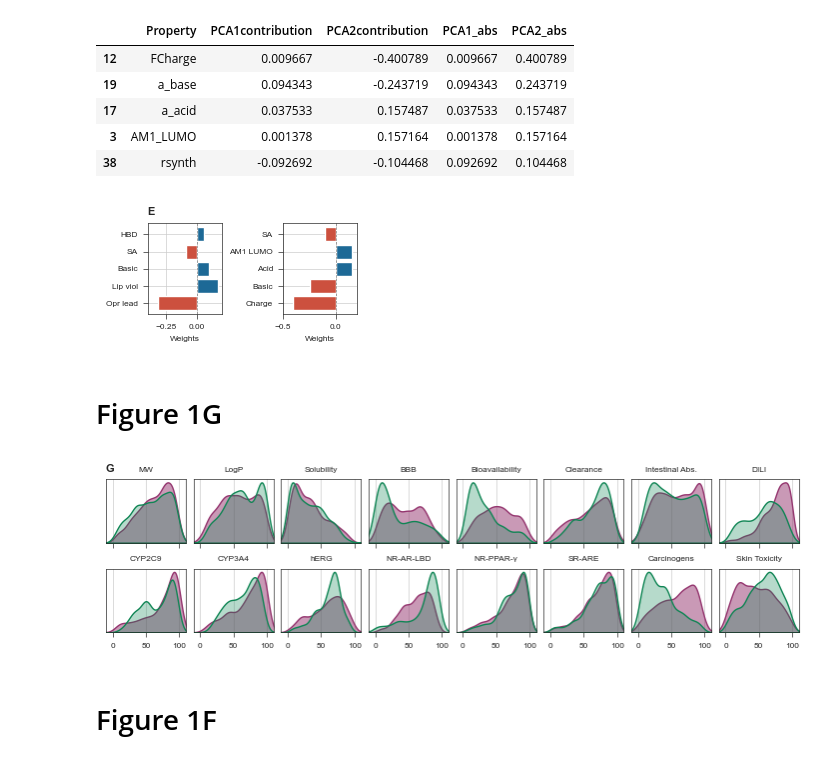
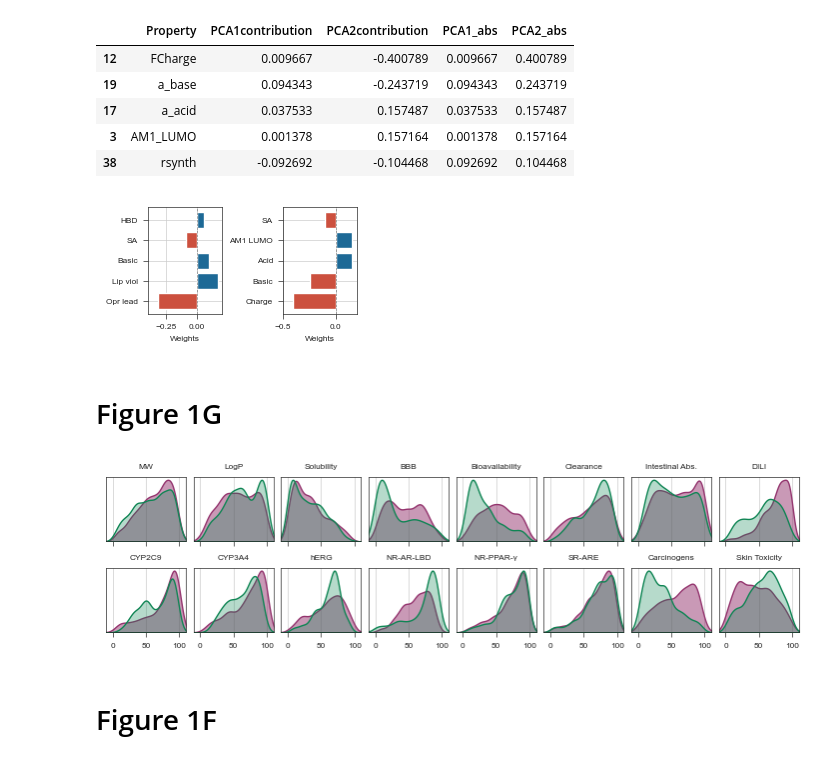
Before and after one commit to ersilia-os/sars-cov-2-chemspace, a Jupyter notebook: notebooks/04_Figure1.ipynb, the cells around one changed output. Drawn from its saved outputs; the diff is of its cells as text; code cells hidden in the pictures.

```diff
--- a/notebooks/04_Figure1.ipynb
+++ b/notebooks/04_Figure1.ipynb
@@ -161,36 +161,37 @@ names_map = {
     "AM1_LUMO": "AM1 LUMO",
 }
 
 fig, axs = st.create_figure(1, 2, width=(TWO_COLUMNS_WIDTH * 0.75) / 2, height=1.5)
 
 ax = axs.next()
 df_ = df.sort_values(by="PCA1_abs", ascending=False)
 top = df_.head(5)
 bars = ax.barh(
     [names_map[x] for x in top["Property"].tolist()],
     top["PCA1contribution"],
     color=[red if x < 0 else blue for x in top["PCA1contribution"]],
 )
 ax.axvline(x=0, color="grey", linestyle="--")
 ax.set_xlim(-0.4, 0.2)
-st.label(ax, title="", xlabel="Weights", ylabel="", abc="E")
+st.label(ax, title="", xlabel="Weights", ylabel="", abc="")
 
 ax = axs.next()
 df_ = df.sort_values(by="PCA2_abs", ascending=False)
 top = df_.head(5)
 bars = ax.barh(
     [names_map[x] for x in top["Property"].tolist()],
     top["PCA2contribution"],
     color=[red if x < 0 else blue for x in top["PCA2contribution"]],
 )
 ax.axvline(x=0, color="grey", linestyle="--")
 ax.set_xlim(-0.5, 0.2)
 st.label(ax, title="", xlabel="Weights", ylabel="", abc="")
 
 plt.tight_layout()
-#st.save_figure("../figures/f1_e.png")
+st.save_figure("../figures/f1_e.pdf")
+st.save_figure("../figures/f1_e.png")
 # %% [output]
-[figure, old version]
+[figure, new version]
 # %% [markdown]
 # Figure 1G
 # %%
@@ -222,10 +223,6 @@ fig, axs = st.create_figure(2, 8, width=TWO_COLUMNS_WIDTH, height=2)
 
 # Ensure there are as many axes as columns
 for i, column in enumerate(cols_plot):
-    if i == 0:
-        abc = "G"
-    else:
-        abc = ""
     ax = axs.next()
     sns.kdeplot(
         df[df["category"] == "synthetic"][column],
@@ -238,7 +235,7 @@ for i, column in enumerate(cols_plot):
         df[df["category"] == "natural"][column], ax=ax, alpha=0.3, color=npc, fill=True
     )
     title = selected_props[column.replace("_drugbank_approved_percentile", "")]
-    st.label(ax, title=title, xlabel="", ylabel="", abc=abc)
+    st.label(ax, title=title, xlabel="", ylabel="", abc="")
     ax.set_xlim(-10, 110)
     ax.set_xticks([0, 50, 100])
     ax.set_yticks([])
@@ -254,7 +251,7 @@ plt.tight_layout()  # Adjust subplots to fit in figure area.
 st.save_figure("../figures/f1_g.png")
 st.save_figure("../figures/f1_g.pdf")
 # %% [output]
-[figure, old version]
+[figure, new version]
 # %% [markdown]
 # Figure 1F
 # %%
```
Also changed, not shown: parts of 2 cells of this notebook, 12 other files.
